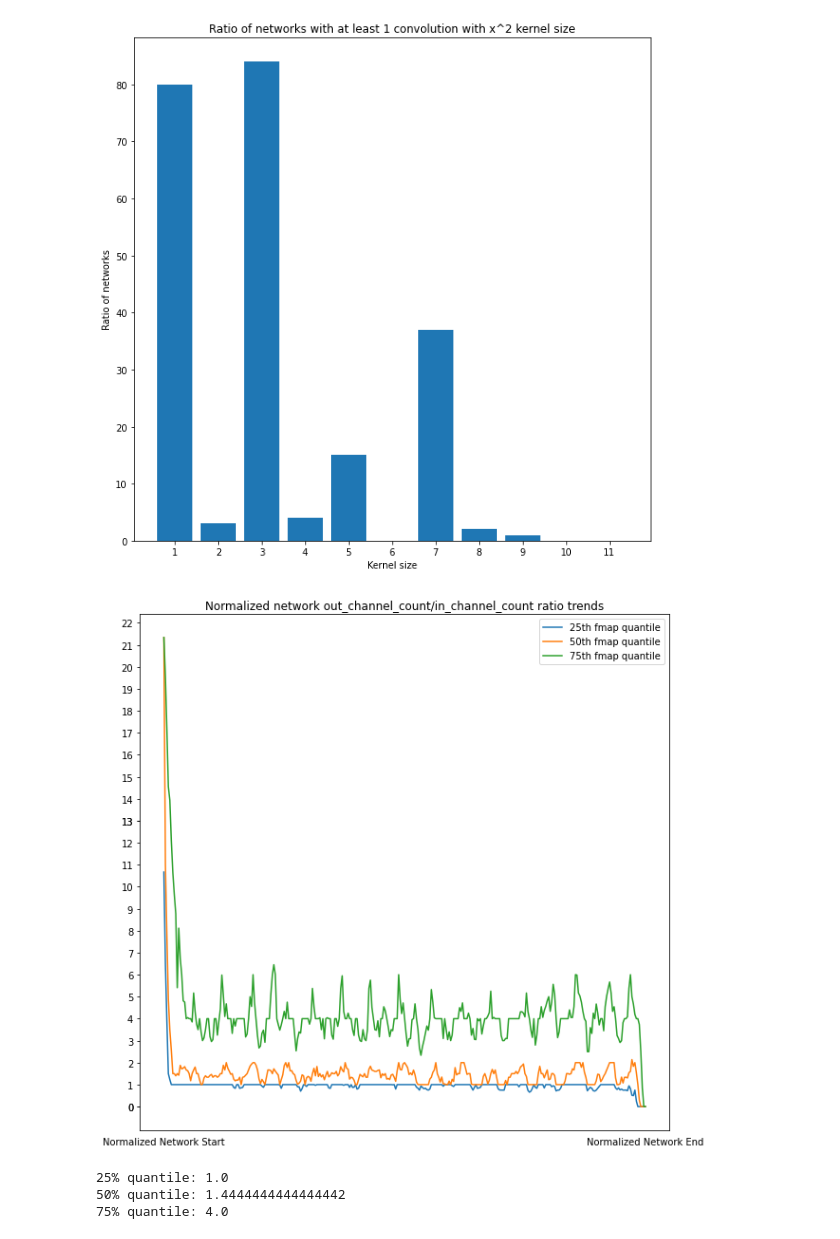
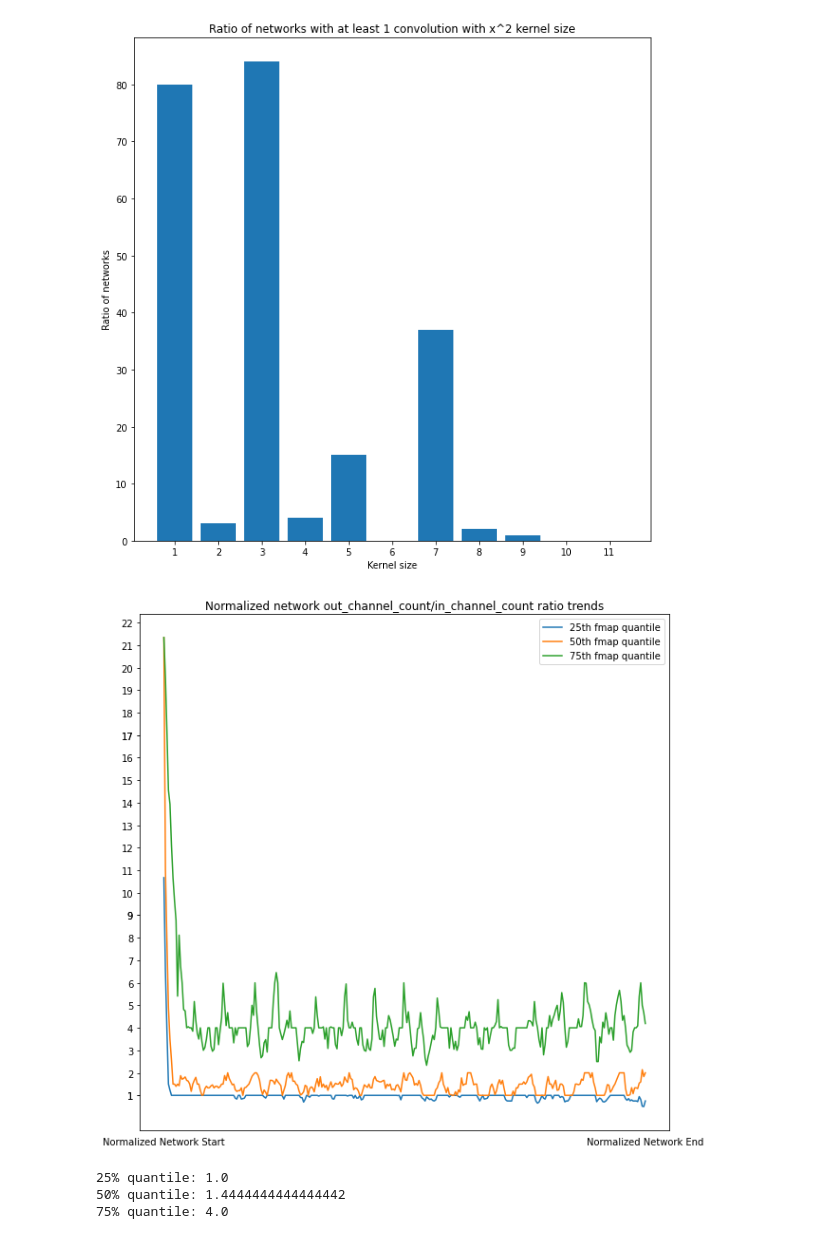
Before and after one commit to neu-ece-esl/CNN_statistics_gathering, a Jupyter notebook: largest_layer_feature_map.ipynb, the cells around one changed output. Drawn from its saved outputs; the diff is of its cells as text; code cells hidden in the pictures.

Commit message:
fixed out/in figure extra 0s

```diff
--- a/largest_layer_feature_map.ipynb
+++ b/largest_layer_feature_map.ipynb
@@ -258,31 +258,30 @@ for model, stats in stats_dict.items():
     if len(idx_list) == 2:
         normalized_out_in_channel_ratio[model] = [ratios[0]]*longest_network_length
 # %%
-data = [d for d in normalized_out_in_channel_ratio.values()]
 data = [data for model, data in normalized_out_in_channel_ratio.items() if model != 'ssd']
 data = np.array(data)
-data_25 = np.quantile(data, axis=0, q=0.25)
-data_50 = np.quantile(data, axis=0, q=0.5)
-data_75 = np.quantile(data, axis=0, q=0.75)
+data_25 = np.quantile(data, axis=0, q=0.25)[:-7] # fix zeros near end due to interpolation
+data_50 = np.quantile(data, axis=0, q=0.5)[:-7]
+data_75 = np.quantile(data, axis=0, q=0.75)[:-7]
 xtick_labels = ['']*len(data_50)
 xtick_labels[0] = 'Normalized Network Start'
 xtick_labels[-1] = 'Normalized Network End'
 plt.xticks(np.arange(len(data_50)), xtick_labels)
 plt.yticks(np.linspace(min(data_50), max(data_50)+1, 25, dtype=int))
 plt.tick_params(
     axis='x',          # changes apply to the x-axis
     which='both',      # both major and minor ticks are affected
     bottom=False,      # ticks along the bottom edge are off
     top=False,         # ticks along the top edge are off
     labelbottom=True) # labels along the bottom edge are off
 plt.plot(data_25)
 plt.plot(data_50)
 plt.plot(data_75)
 plt.title('Normalized network out_channel_count/in_channel_count ratio trends')
 plt.legend(['25th fmap quantile', '50th fmap quantile', '75th fmap quantile'])
 plt.show()
 # %% [output]
-[figure, old version]
+[figure, new version]
 # %%
 print(f'25% quantile: {np.quantile(list(normalized_out_in_channel_ratio.values()), 0.25)}')
 print(f'50% quantile: {np.quantile(list(normalized_out_in_channel_ratio.values()), 0.50)}')
```
